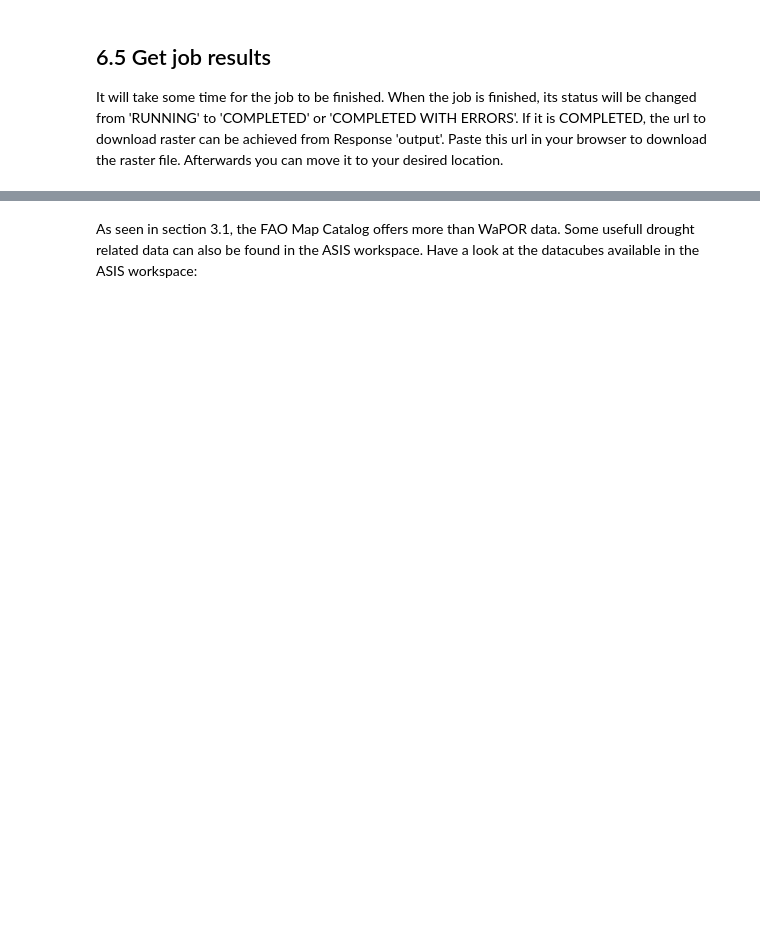
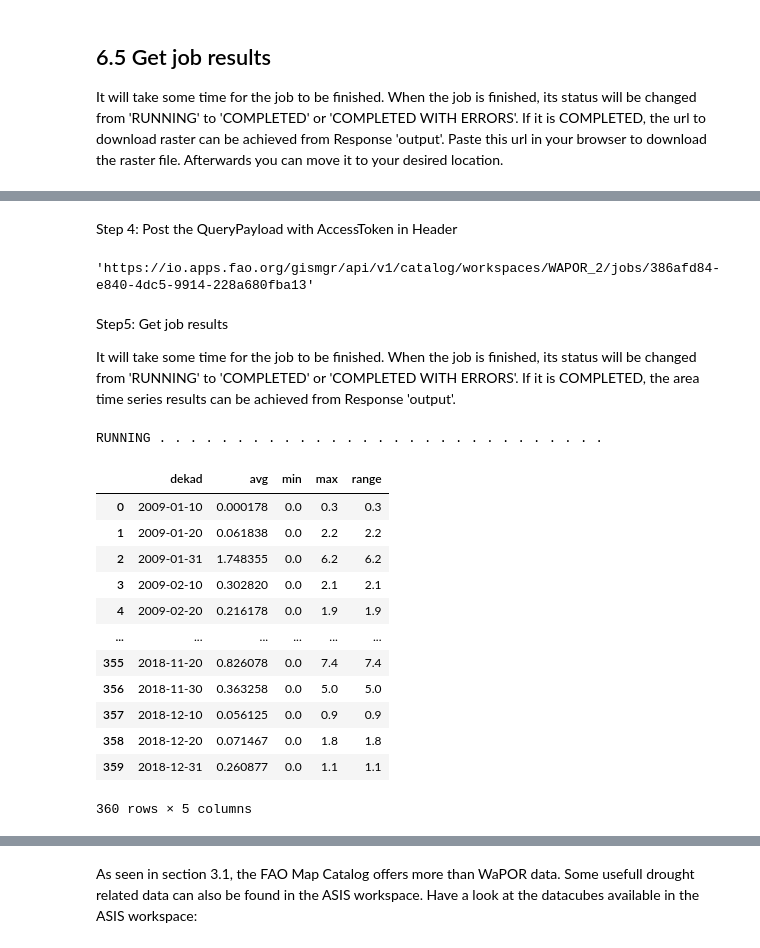
Before and after one commit to EOAfrica/TM_6-2_Information, a Jupyter notebook: Ex_6.3.1_WaPOR/WaPOR.ipynb, the cells around one changed output, grey strips where cells are left out. Cells and saved outputs as stored; diff of their text form; code cells hidden in the pictures; blank space fills up the shorter version.

Commit message:
finalized wapor exercise

```diff
--- a/Ex_6.3.1_WaPOR/WaPOR.ipynb
+++ b/Ex_6.3.1_WaPOR/WaPOR.ipynb
@@ -867,0 +889,19 @@ RUNNING . . . . . . . . . . . . . . . . . . . . . . . . . . . . . . . . . . . .
+# %%
+crs = "EPSG:4326" #coordinate reference system
+cube_code = "L1_PCP_D" # Dekadal precipitation on L1 level
+workspace = 'WAPOR_2'
+start_date = "2009-01-01"
+end_date = "2019-01-01"
+
+# get datacube measure
+cube_url = f'https://io.apps.fao.org/gismgr/api/v1/catalog/workspaces/{workspace}/cubes/{cube_code}/measures'
+resp = requests.get(cube_url).json()
+measure = resp['response']['items'][0]['code']
+print('MEASURE: ', measure)
+
+# get datacube time dimension
+cube_url = f'https://io.apps.fao.org/gismgr/api/v1/catalog/workspaces/{workspace}/cubes/{cube_code}/dimensions'
+resp = requests.get(cube_url).json()
+items = pd.DataFrame.from_dict(resp['response']['items'])
+dimension = items[items.type=='TIME']['code'].values[0]
+print('DIMENSION: ', dimension)
@@ -867,0 +969,47 @@ RUNNING . . . . . . . . . . . . . . . . . . . . . . . . . . . . . . . . . . . .
+# %% [markdown]
+Step 4: Post the QueryPayload with AccessToken in Header
+# %%
+resp_query = requests.post(path_query,headers={'Authorization':'Bearer {0}'.format(AccessToken)},
+                                          json=query_areatimeseries)
+resp_query = resp_query.json()
+job_url = resp_query['response']['links'][0]['href']
+
+job_url
+# %% [output]
+'https://io.apps.fao.org/gismgr/api/v1/catalog/workspaces/WAPOR_2/jobs/386afd84-e840-4dc5-9914-228a680fba13'
+# %% [markdown]
+Step5: Get job results
+
+It will take some time for the job to be finished. When the job is finished, its status will be changed from 'RUNNING' to 'COMPLETED' or 'COMPLETED WITH ERRORS'. If it is COMPLETED, the area time series results can be achieved from Response 'output'.
+# %%
+i = 0
+print('RUNNING', end=" ")
+while i==0:
+    resp = requests.get(job_url)
+    resp = resp.json()
+
+    if resp['response']['status']=='RUNNING':
+        print('.',end =" ")
+    if resp['response']['status']=='COMPLETED':
+        results=resp['response']['output']
+        PCP=pd.DataFrame(results['items'],columns=results['header'])
+        i=1
+    if resp['response']['status']=='COMPLETED WITH ERRORS':
+        print(resp['response']['log'])
+        i=1
+PCP
+# %% [output]
+RUNNING . . . . . . . . . . . . . . . . . . . . . . . . . . . . .
+|  | dekad | avg | min | max | range |
+| 0 | 2009-01-10 | 0.000178 | 0.0 | 0.3 | 0.3 |
+| 1 | 2009-01-20 | 0.061838 | 0.0 | 2.2 | 2.2 |
+| 2 | 2009-01-31 | 1.748355 | 0.0 | 6.2 | 6.2 |
+| 3 | 2009-02-10 | 0.302820 | 0.0 | 2.1 | 2.1 |
+| 4 | 2009-02-20 | 0.216178 | 0.0 | 1.9 | 1.9 |
+| ... | ... | ... | ... | ... | ... |
+| 355 | 2018-11-20 | 0.826078 | 0.0 | 7.4 | 7.4 |
+| 356 | 2018-11-30 | 0.363258 | 0.0 | 5.0 | 5.0 |
+| 357 | 2018-12-10 | 0.056125 | 0.0 | 0.9 | 0.9 |
+| 358 | 2018-12-20 | 0.071467 | 0.0 | 1.8 | 1.8 |
+| 359 | 2018-12-31 | 0.260877 | 0.0 | 1.1 | 1.1 |
+360 rows × 5 columns
```
Also changed, not shown: parts of 49 cells of this notebook, 2 other files.
